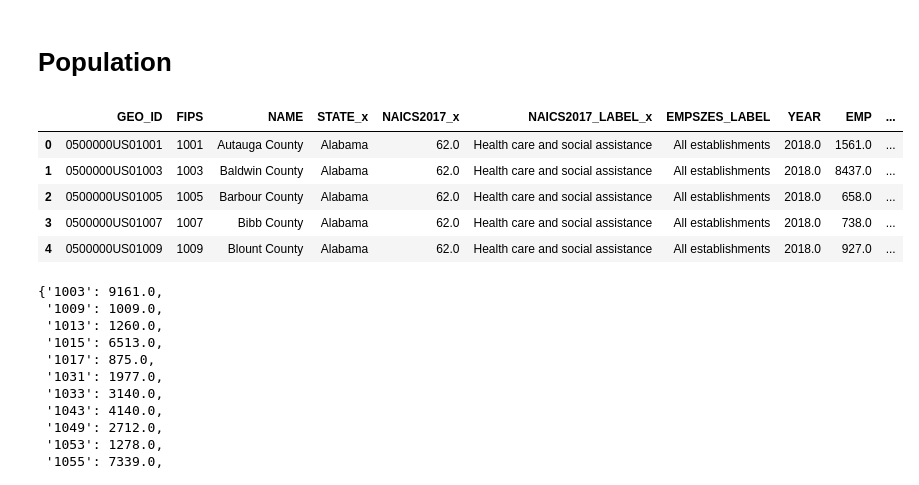
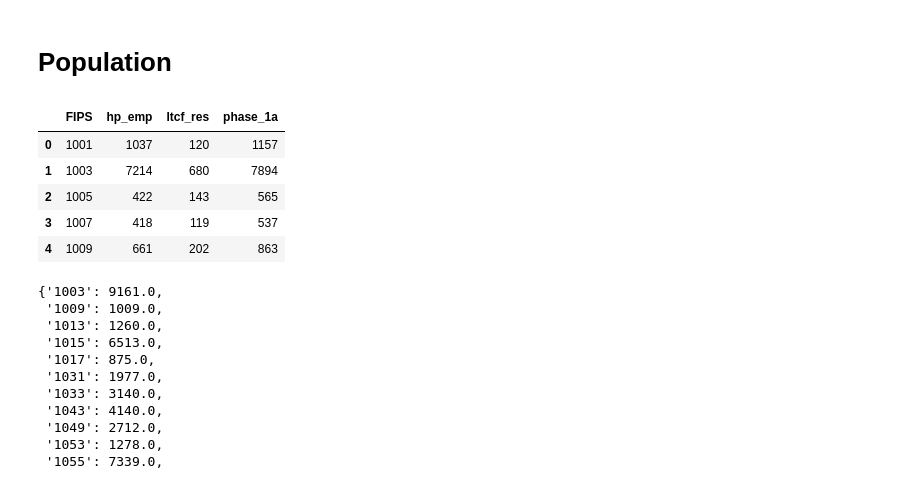
Before and after one commit to CenterForSpatialResearch/newpoliticsofcare_analysis_vaccine, a Jupyter notebook: Vaccine_allocation/Vaccine_allocation.ipynb, the cells around one changed output. Drawn from its saved outputs; the diff is of its cells as text; code cells hidden in the pictures.

```diff
--- a/Vaccine_allocation/Vaccine_allocation.ipynb
+++ b/Vaccine_allocation/Vaccine_allocation.ipynb
@@ -317,18 +317,21 @@ Assistant_Living['est_patients'] = Assistant_Living['est_patients'].replace(math
 # %%
 
 
-first_phase = pd.merge(Health_workers, Assistant_Living, how='outer', on=['FIPS'])
-first_phase.fillna(0, inplace=True)
+#first_phase = pd.merge(Health_workers, Assistant_Living, how='outer', on=['FIPS'])
+#first_phase.fillna(0, inplace=True)
 
-sum_column = first_phase["EMP"] + first_phase["est_patients"]
-first_phase["one_a"] = sum_column
+#sum_column = first_phase["EMP"] + first_phase["est_patients"]
+#first_phase["one_a"] = sum_column
+
+first_phase = pd.read_csv("Input/Phase_1a_pop.csv")
+
 first_phase['FIPS'] = first_phase['FIPS'].astype(int)
 first_phase.head(5)
 # %% [output]
-|  | GEO_ID | FIPS | NAME | STATE_x | NAICS2017_x | NAICS2017_LABEL_x | EMPSZES_LABEL | YEAR | EMP | ... |
-| 0 | 0500000US01001 | 1001 | Autauga County | Alabama | 62.0 | Health care and social assistance | All establishments | 2018.0 | 1561.0 | ... |
-| 1 | 0500000US01003 | 1003 | Baldwin County | Alabama | 62.0 | Health care and social assistance | All establishments | 2018.0 | 8437.0 | ... |
-| 2 | 0500000US01005 | 1005 | Barbour County | Alabama | 62.0 | Health care and social assistance | All establishments | 2018.0 | 658.0 | ... |
-| 3 | 0500000US01007 | 1007 | Bibb County | Alabama | 62.0 | Health care and social assistance | All establishments | 2018.0 | 738.0 | ... |
-| 4 | 0500000US01009 | 1009 | Blount County | Alabama | 62.0 | Health care and social assistance | All establishments | 2018.0 | 927.0 | ... |
+|  | FIPS | hp_emp | ltcf_res | phase_1a |
+| 0 | 1001 | 1037 | 120 | 1157 |
+| 1 | 1003 | 7214 | 680 | 7894 |
+| 2 | 1005 | 422 | 143 | 565 |
+| 3 | 1007 | 418 | 119 | 537 |
+| 4 | 1009 | 661 | 202 | 863 |
 # %%
```
Also changed, not shown: parts of 7 cells of this notebook, 6 other files.
